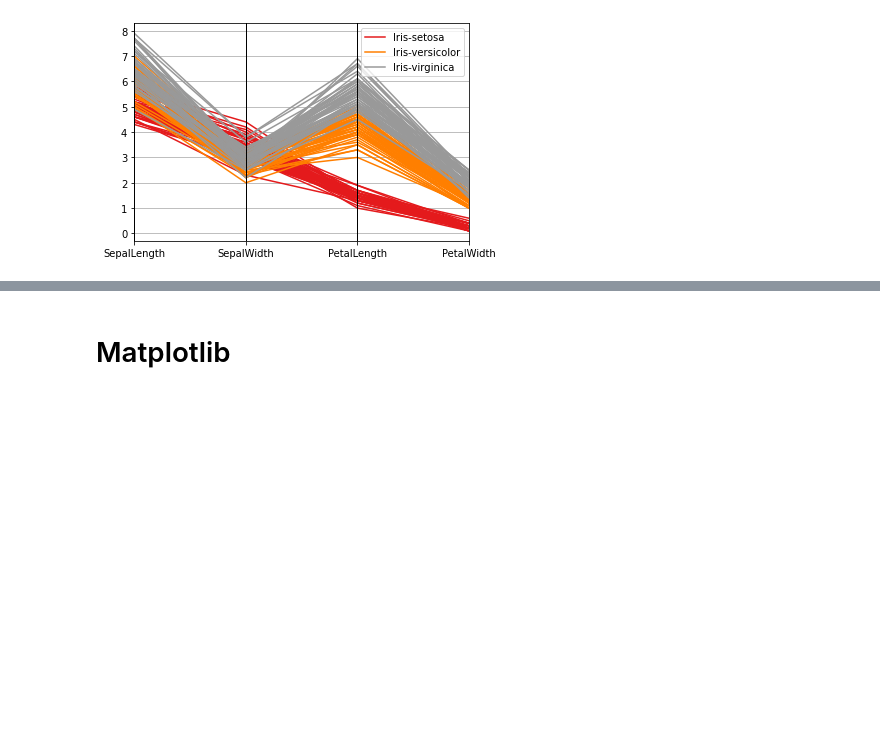
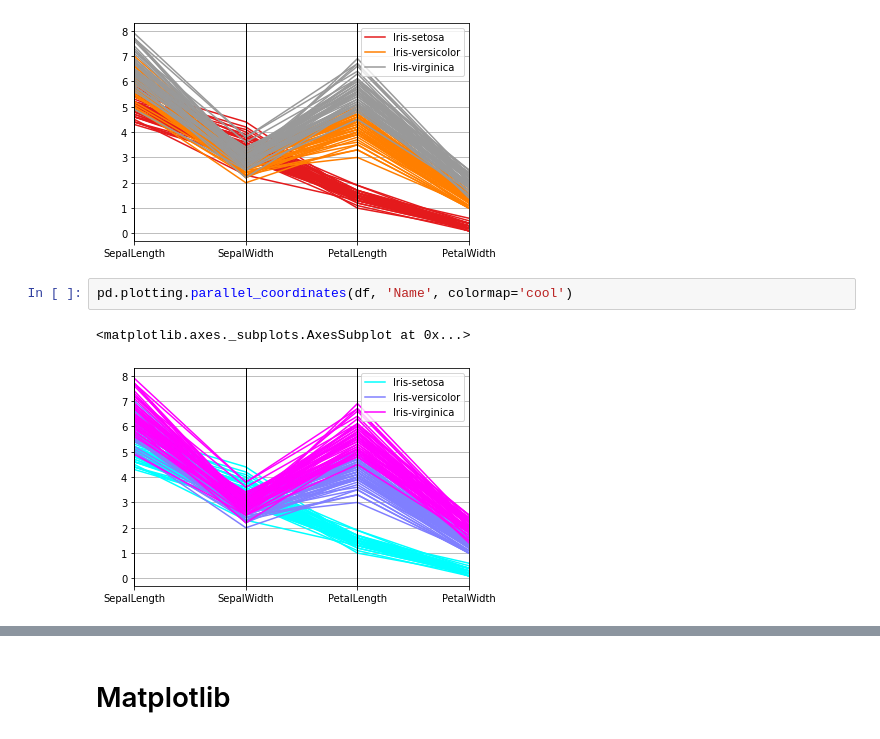
Before and after one commit to gxilly/BasicProg_DataViz65, a Jupyter notebook: DataViz01_Table_Data.ipynb, the cells around one changed output, grey strips where cells are left out. Saved outputs shown, nothing was run; the diff lists cells and outputs as text; blank space fills up the shorter version.

Commit message:
visualize table

```diff
--- a/DataViz01_Table_Data.ipynb
+++ b/DataViz01_Table_Data.ipynb
@@ -97,3 +102,8 @@ pd.plotting.parallel_coordinates(df, 'Name', colormap='Set1')
 # %% [output]
 <matplotlib.axes._subplots.AxesSubplot at 0x...>
 [figure]
+# %%
+pd.plotting.parallel_coordinates(df, 'Name', colormap='cool')
+# %% [output]
+<matplotlib.axes._subplots.AxesSubplot at 0x...>
+[figure, added]
```
Also changed, not shown: parts of 10 cells of this notebook.
